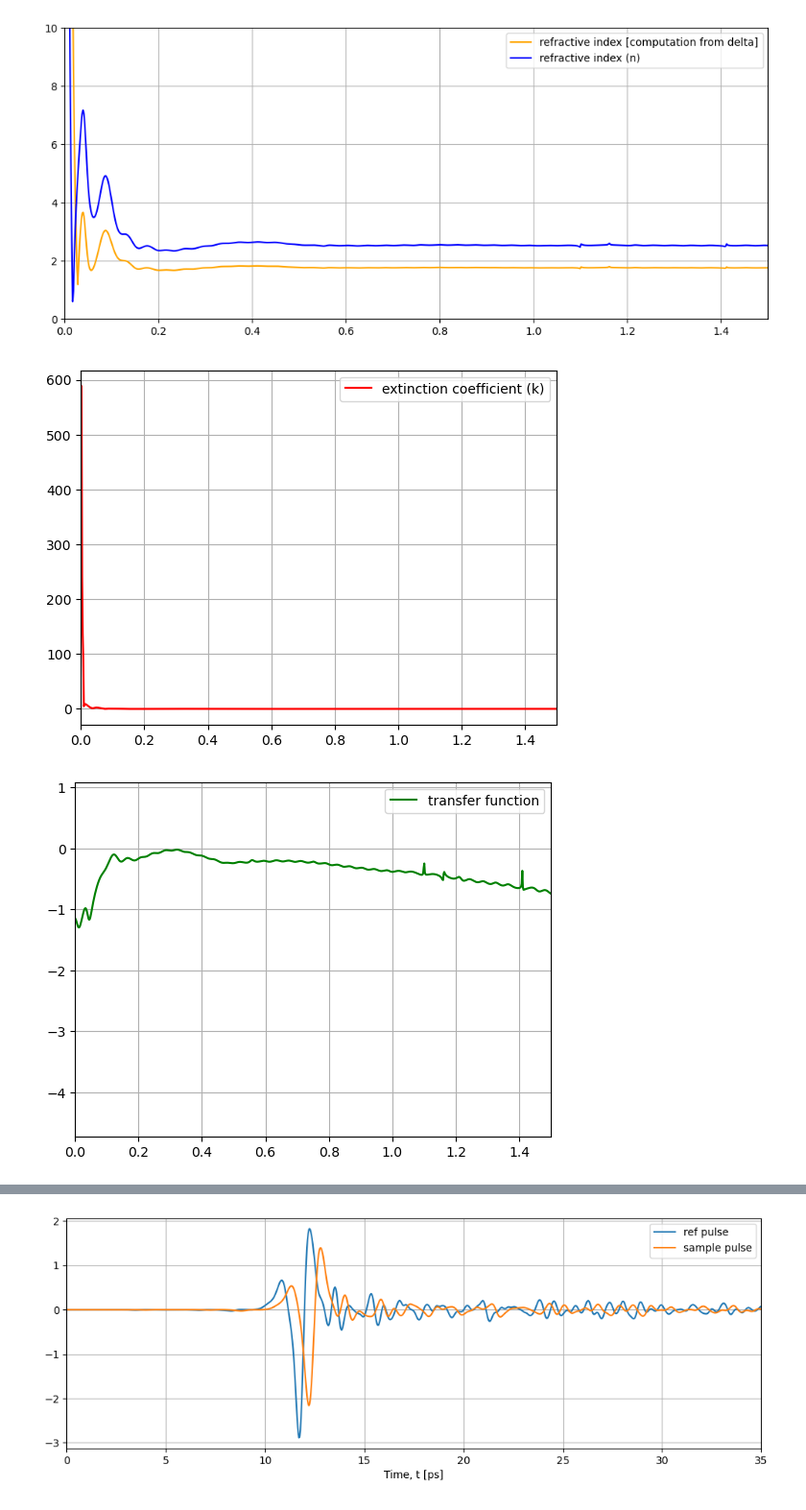
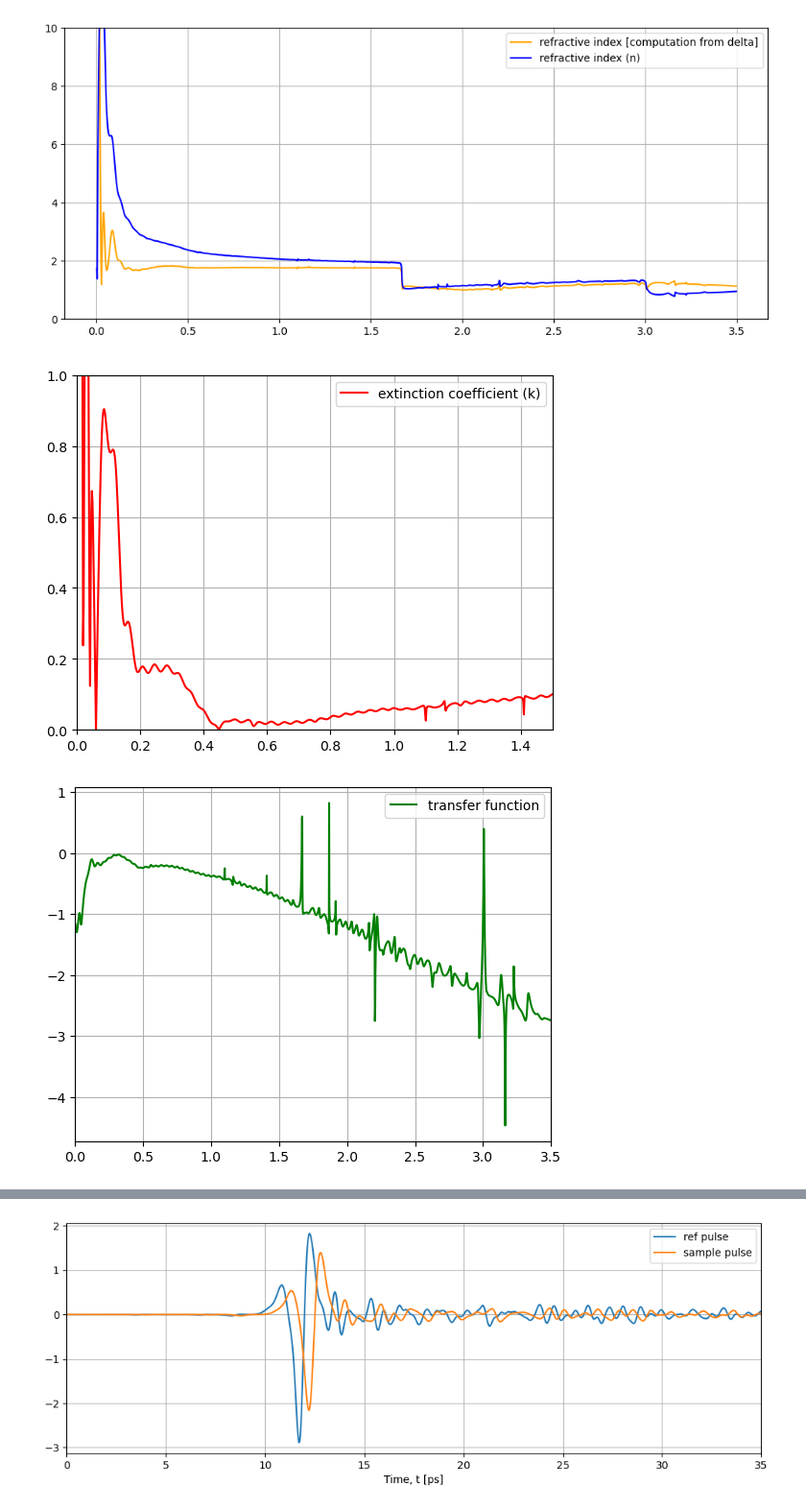
Before and after one commit to Loriginale2000/TerahertzProject, a Jupyter notebook: TheoTHzTDS/THz-TDS/Transfer Matrix Method/Test_black.ipynb, the cells around one changed output, grey strips where cells are left out. Shown at 96% size. Drawn from its saved outputs; the diff is of its cells as text; code cells hidden in the pictures.

```diff
--- a/TheoTHzTDS/THz-TDS/Transfer Matrix Method/Test_black.ipynb
+++ b/TheoTHzTDS/THz-TDS/Transfer Matrix Method/Test_black.ipynb
@@ -5,10 +5,10 @@ import matplotlib.pyplot as plt
 
 
 # INSERT REFERENCE DATA
-reference_pulse = np.loadtxt(r"D:\TerahertzProject\TheoTHzTDS\THz-TDS\Transfer Matrix Method\data\Ref2.txt",dtype=float)
+reference_pulse = np.loadtxt(r"C:\miniconda_projects\repository\TerahertzProject\TheoTHzTDS\THz-TDS\Transfer Matrix Method\data\Ref2.txt",dtype=float)
 
 # INSERT SAMPLE DATA
-sample_pulse_black_2mm = np.loadtxt(r"D:\TerahertzProject\TheoTHzTDS\THz-TDS\Transfer Matrix Method\data\Sample_black_3dprint.txt",dtype=float)
+sample_pulse_black_2mm = np.loadtxt(r"C:\miniconda_projects\repository\TerahertzProject\TheoTHzTDS\THz-TDS\Transfer Matrix Method\data\Sample_black_3dprint.txt",dtype=float)
 
 t1= reference_pulse[:,0] + 733.8  # ADJUISTING THE AXIS
 amp1 = reference_pulse[:,1]
@@ -52,6 +52,7 @@ plt.figure(figsize=(12, 5))
 plt.subplot(1,2,1)
 plt.plot(frequency*1e-12,np.abs(reference_fft))
 plt.xlim(0,4)
+plt.yscale('log')
 plt.xlabel('Frequency [THz]')
 plt.ylabel('FFT Amplitude [a.u.]')
 plt.title('Reference THz Frequency-Domain Signal (FFT)')
@@ -59,6 +60,7 @@ plt.grid()
 plt.subplot(1,2,2)
 plt.plot(frequency*1e-12,np.abs(sample_fft), color='darkorange')
 plt.xlim(0,4)
+plt.yscale('log')
 plt.xlabel('Frequency [THz]')
 plt.ylabel('FFT Amplitude [a.u.]')
 plt.title('Sample THz Frequency-Domain Signal (FFT)')
@@ -101,6 +103,7 @@ print("Average refractive index: ", navg)
 transfer_signal = sample_fft / reference_fft
 transfer_phase = np.angle(transfer_signal)
 tphase_unwrapped = np.unwrap(transfer_phase)
+tphase_unwrapped -= tphase_unwrapped[0]-0.5*np.pi
 ln_transfer = np.log(np.abs(transfer_signal) + 1e-12) + 1j * tphase_unwrapped
 
 
@@ -109,13 +112,12 @@ refractive = 1 + (np.abs(delta)* c) / (2 * np.pi * frequency * d)
 # NEWTON RAPHSON METHOD
 def G_zero(n, f, ln_exp):
 
-    ln_th =(np.log((4 * n_0 * n) / (n_0 + n)**2)
-             -(1j * 2 * np.pi * f * d / c) * (n - n_0))
+    ln_th =np.log((4  * n) / (1+ n)**2)-(1j *( 2*np.pi*f) * d / c) * (n - n_0)
     return  ln_th - ln_exp
 
 def G_zerod(n, f):
     p = 1 / n
-    m = 2 / (n + n_0) + (1j * 2 * np.pi* f * d) / c
+    m =  2 / (n + n_0) + (1j *(2*np.pi* f) * d) / c
     return p - m
 
 def new_raph(n_1, ln_exp, f, iterations, tol):
@@ -136,41 +138,45 @@ n_1 = 2 + 0.05j
 n_ = []
 
 for i, f in enumerate(frequency, 0):
-    ln_exp = ln_transfer[i] + 1j * tphase_unwrapped[i]
-    n_values = new_raph( n_1 ,ln_exp, f,  iterations=50, tol=1e-10)
+    ln_exp = np.log(np.abs(transfer_signal[i])) + 1j * tphase_unwrapped[i]
+    n_values = new_raph( n_1 ,ln_exp, f,  iterations=70, tol=1e-10)
     n_.append(n_values)
 
 
 # print("Refractive index values:", n_)
 n_ = np.array(n_)
 
 
 # PLOTTING REFRACTIVE INDEX AND TRANSFER FUNCTION
 
 plt.figure(figsize=(12,5))
 plt.plot(frequency*1e-12, refractive, label='Refractive Index [computation from delta]', color='orange')
-plt.plot(frequency*1e-12, np.abs(n_.real), label='Refractive Index (n)', color='blue')
-plt.xlim(xmax = 1.5, xmin = 0)
+plt.plot(frequency*1e-12, abs(n_.real), label='Refractive Index (n)', color='blue')
+#plt.xlim(xmax = 3.5, xmin = 0)
 plt.ylim(ymin=0, ymax=10)
 plt.legend(["refractive index [computation from delta]", "refractive index (n)"])
 plt.grid(True)
 plt.show()
 
 
 plt.plot(frequency*1e-12, np.abs(n_.imag), label='Extinction Coefficient (k)', color='red')
 plt.xlim(xmax = 1.5, xmin = 0)
+plt.ylim(0,1)
 plt.legend(["extinction coefficient (k)"])
 plt.grid(True)
 plt.show()
 
 plt.plot(frequency*1e-12, np.log(np.abs(transfer_signal)), label='Transfer Function Amplitude', color='green')
-plt.xlim(xmax = 1.5, xmin = 0)
+plt.xlim(xmax = 3.5, xmin = 0)
 plt.legend(["transfer function"])
 plt.grid(True)
 plt.show()
+
+mean_n = np.mean(n_.real)
+print("Mean refractive index (n): ", mean_n)
 # %% [output]
 Time delay (ps):  0.5608843499999239
 Average refractive index:  1.8413265249998858
-[figure, old version]
+[figure, new version]
-[figure, old version]
+[figure, new version]
-[figure, old version]
+[figure, new version]
```
Also changed, not shown: parts of 4 cells of this notebook, 14 other files.
